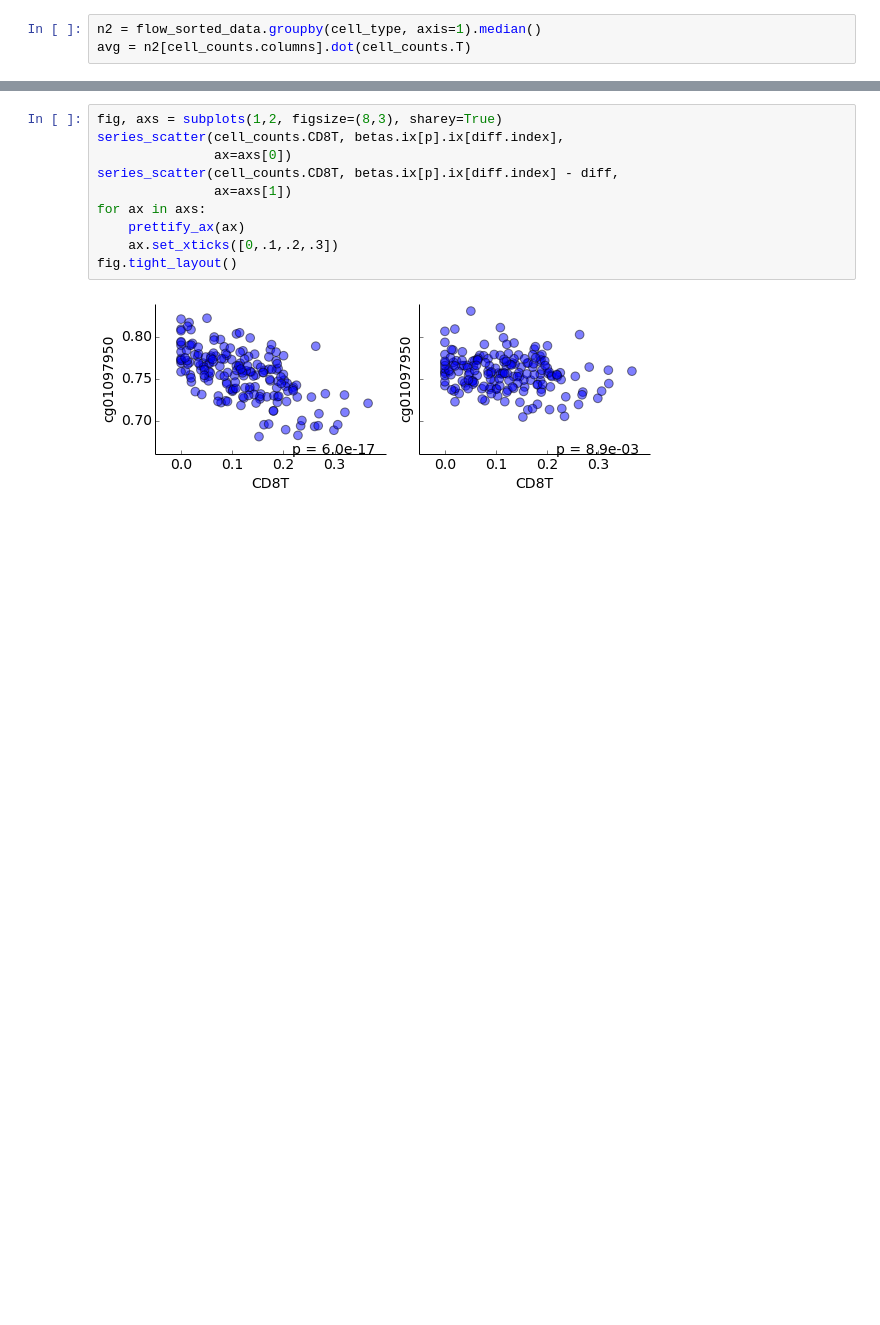
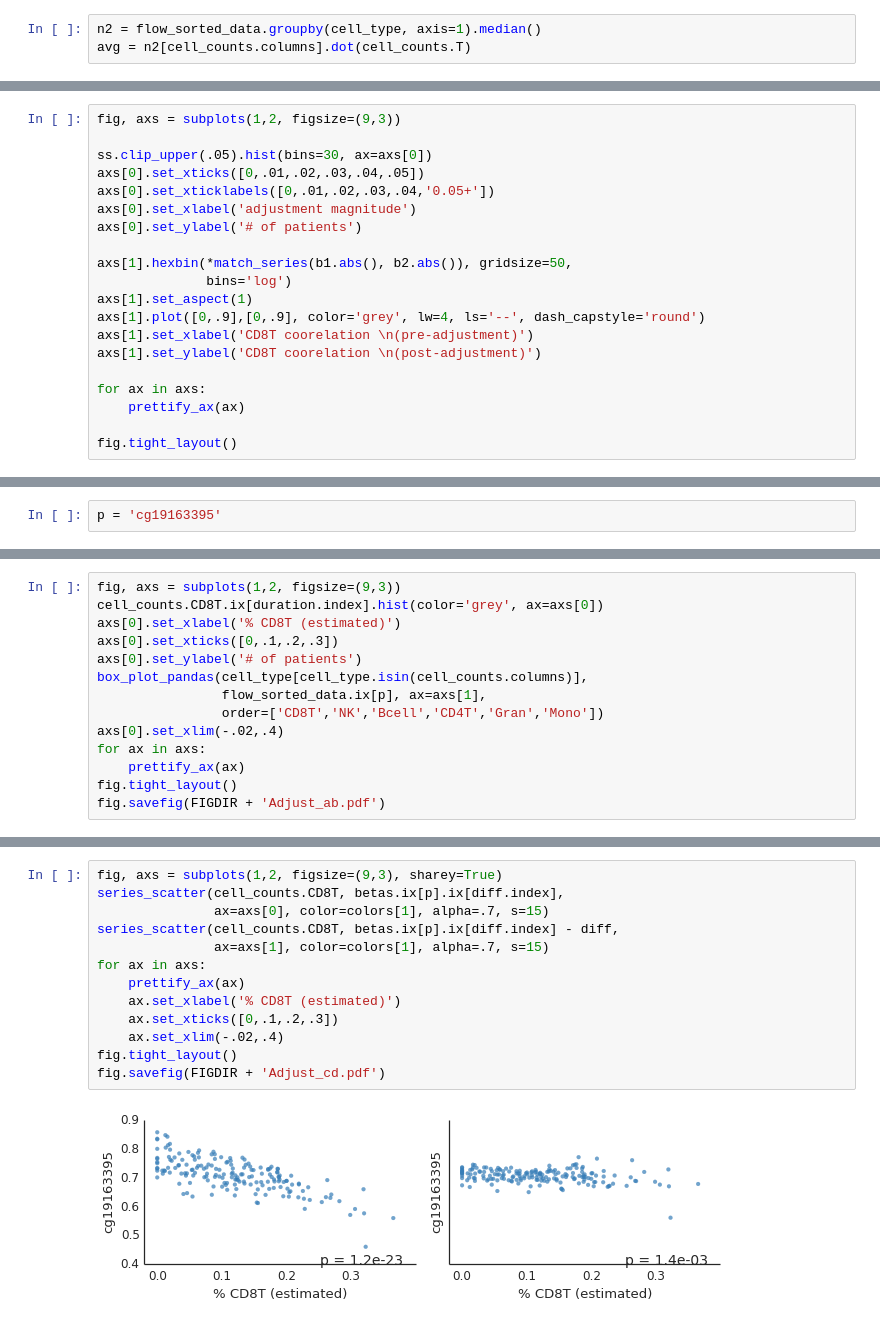
Before and after one commit to theandygross/HIV_Methylation, a Jupyter notebook: Benchmarks/Cell_Composition_Bechmark.ipynb, the cells around one changed output, grey strips where cells are left out. Drawn from its saved outputs; the diff is of its cells as text; blank space fills up the shorter version.

```diff
--- a/Benchmarks/Cell_Composition_Bechmark.ipynb
+++ b/Benchmarks/Cell_Composition_Bechmark.ipynb
@@ -211,0 +235,20 @@ avg = n2[cell_counts.columns].dot(cell_counts.T)
+# %%
+fig, axs = subplots(1,2, figsize=(9,3))
+
+ss.clip_upper(.05).hist(bins=30, ax=axs[0])
+axs[0].set_xticks([0,.01,.02,.03,.04,.05])
+axs[0].set_xticklabels([0,.01,.02,.03,.04,'0.05+'])
+axs[0].set_xlabel('adjustment magnitude')
+axs[0].set_ylabel('# of patients')
+
+axs[1].hexbin(*match_series(b1.abs(), b2.abs()), gridsize=50,
+              bins='log')
+axs[1].set_aspect(1)
+axs[1].plot([0,.9],[0,.9], color='grey', lw=4, ls='--', dash_capstyle='round')
+axs[1].set_xlabel('CD8T coorelation \n(pre-adjustment)')
+axs[1].set_ylabel('CD8T coorelation \n(post-adjustment)')
+
+for ax in axs:
+    prettify_ax(ax)
+
+fig.tight_layout()
@@ -212,3 +271,5 @@ avg = n2[cell_counts.columns].dot(cell_counts.T)
+# %%
+p = 'cg19163395'
 # %%
 diff = avg.ix[p].ix[duration.index] - avg.ix[p].median()
 diff.hist()
@@ -230,0 +283,14 @@ n2.ix[p, cell_counts.columns].plot(kind='bar')
+# %%
+fig, axs = subplots(1,2, figsize=(9,3))
+cell_counts.CD8T.ix[duration.index].hist(color='grey', ax=axs[0])
+axs[0].set_xlabel('% CD8T (estimated)')
+axs[0].set_xticks([0,.1,.2,.3])
+axs[0].set_ylabel('# of patients')
+box_plot_pandas(cell_type[cell_type.isin(cell_counts.columns)],
+                flow_sorted_data.ix[p], ax=axs[1],
+                order=['CD8T','NK','Bcell','CD4T','Gran','Mono'])
+axs[0].set_xlim(-.02,.4)
+for ax in axs:
+    prettify_ax(ax)
+fig.tight_layout()
+fig.savefig(FIGDIR + 'Adjust_ab.pdf')
@@ -231,12 +299,15 @@ n2.ix[p, cell_counts.columns].plot(kind='bar')
 # %%
-fig, axs = subplots(1,2, figsize=(8,3), sharey=True)
+fig, axs = subplots(1,2, figsize=(9,3), sharey=True)
 series_scatter(cell_counts.CD8T, betas.ix[p].ix[diff.index],
-               ax=axs[0])
+               ax=axs[0], color=colors[1], alpha=.7, s=15)
 series_scatter(cell_counts.CD8T, betas.ix[p].ix[diff.index] - diff,
-               ax=axs[1])
+               ax=axs[1], color=colors[1], alpha=.7, s=15)
 for ax in axs:
     prettify_ax(ax)
+    ax.set_xlabel('% CD8T (estimated)')
     ax.set_xticks([0,.1,.2,.3])
+    ax.set_xlim(-.02,.4)
 fig.tight_layout()
+fig.savefig(FIGDIR + 'Adjust_cd.pdf')
 # %% [output]
-[figure, old version]
+[figure, new version]
```
Also changed, not shown: parts of 40 cells of this notebook, 34 other files.
